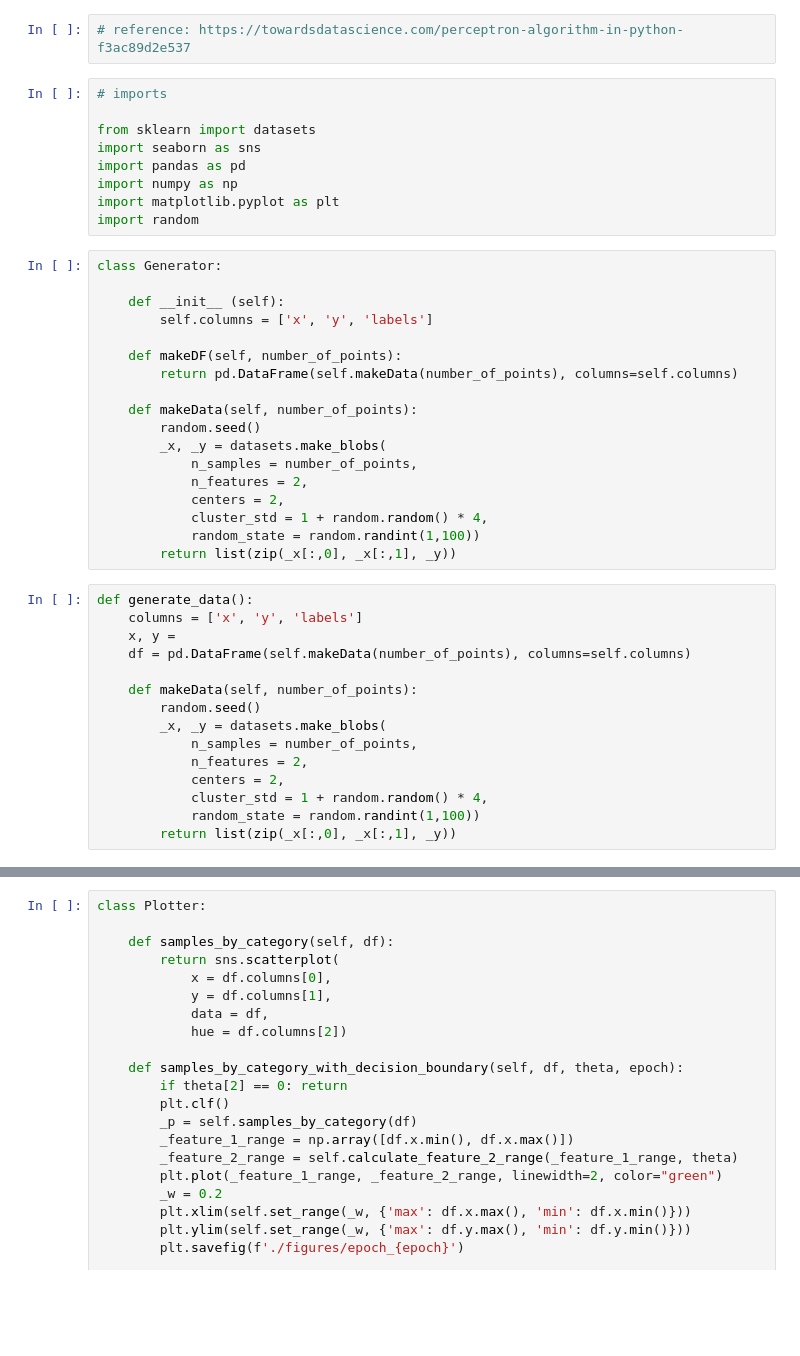
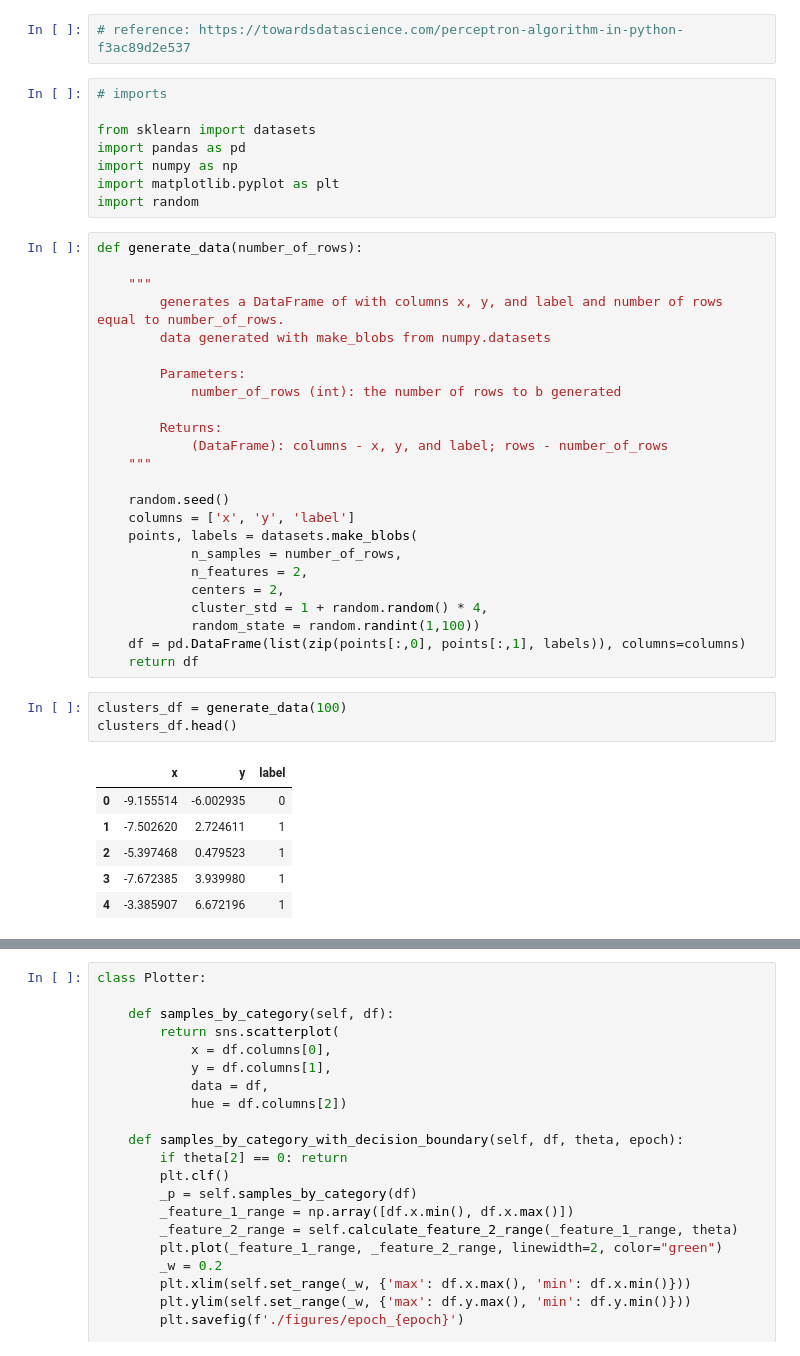
Before and after one commit to machadojohn/HW1, a Jupyter notebook: src/machado/perceptron.ipynb, the cells around one changed output, grey strips where cells are left out. Drawn from its saved outputs; the diff is of its cells as text; blank space fills up the shorter version.

```diff
--- a/src/machado/perceptron.ipynb
+++ b/src/machado/perceptron.ipynb
@@ -4,41 +4,41 @@
 # imports
 
 from sklearn import datasets
-import seaborn as sns
 import pandas as pd
 import numpy as np
 import matplotlib.pyplot as plt
 import random
-# %%
-class Generator:
-
-    def __init__ (self):
-        self.columns = ['x', 'y', 'labels']
-
-    def makeDF(self, number_of_points):
-        return pd.DataFrame(self.makeData(number_of_points), columns=self.columns)
-
-    def makeData(self, number_of_points):
-        random.seed()
-        _x, _y = datasets.make_blobs(
-            n_samples = number_of_points,
-            n_features = 2,
-            centers = 2,
-            cluster_std = 1 + random.random() * 4,
-            random_state = random.randint(1,100))
-        return list(zip(_x[:,0], _x[:,1], _y))
-# %%
-def generate_data():
-    columns = ['x', 'y', 'labels']
-    x, y =
-    df = pd.DataFrame(self.makeData(number_of_points), columns=self.columns)
-
-    def makeData(self, number_of_points):
-        random.seed()
-        _x, _y = datasets.make_blobs(
-            n_samples = number_of_points,
-            n_features = 2,
-            centers = 2,
-            cluster_std = 1 + random.random() * 4,
-            random_state = random.randint(1,100))
-        return list(zip(_x[:,0], _x[:,1], _y))
+# %%
+def generate_data(number_of_rows):
+
+    """
+        generates a DataFrame of with columns x, y, and label and number of rows equal to number_of_rows.
+        data generated with make_blobs from numpy.datasets
+
+        Parameters:
+            number_of_rows (int): the number of rows to b generated
+
+        Returns:
+            (DataFrame): columns - x, y, and label; rows - number_of_rows
+    """
+
+    random.seed()
+    columns = ['x', 'y', 'label']
+    points, labels = datasets.make_blobs(
+            n_samples = number_of_rows,
+            n_features = 2,
+            centers = 2,
+            cluster_std = 1 + random.random() * 4,
+            random_state = random.randint(1,100))
+    df = pd.DataFrame(list(zip(points[:,0], points[:,1], labels)), columns=columns)
+    return df
+# %%
+clusters_df = generate_data(100)
+clusters_df.head()
+# %% [output]
+|  | x | y | label |
+| 0 | -9.155514 | -6.002935 | 0 |
+| 1 | -7.502620 | 2.724611 | 1 |
+| 2 | -5.397468 | 0.479523 | 1 |
+| 3 | -7.672385 | 3.939980 | 1 |
+| 4 | -3.385907 | 6.672196 | 1 |
```
Also changed, not shown: parts of 3 cells of this notebook.
